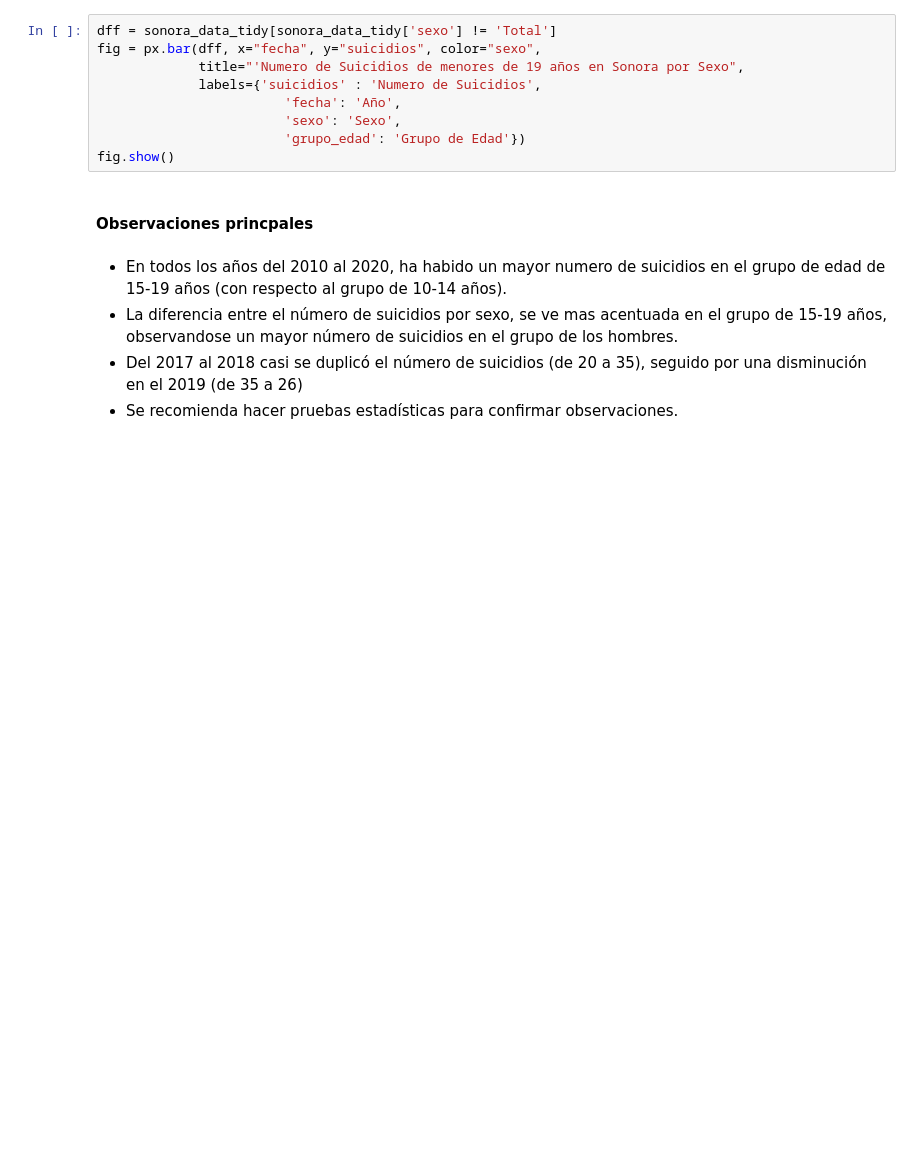
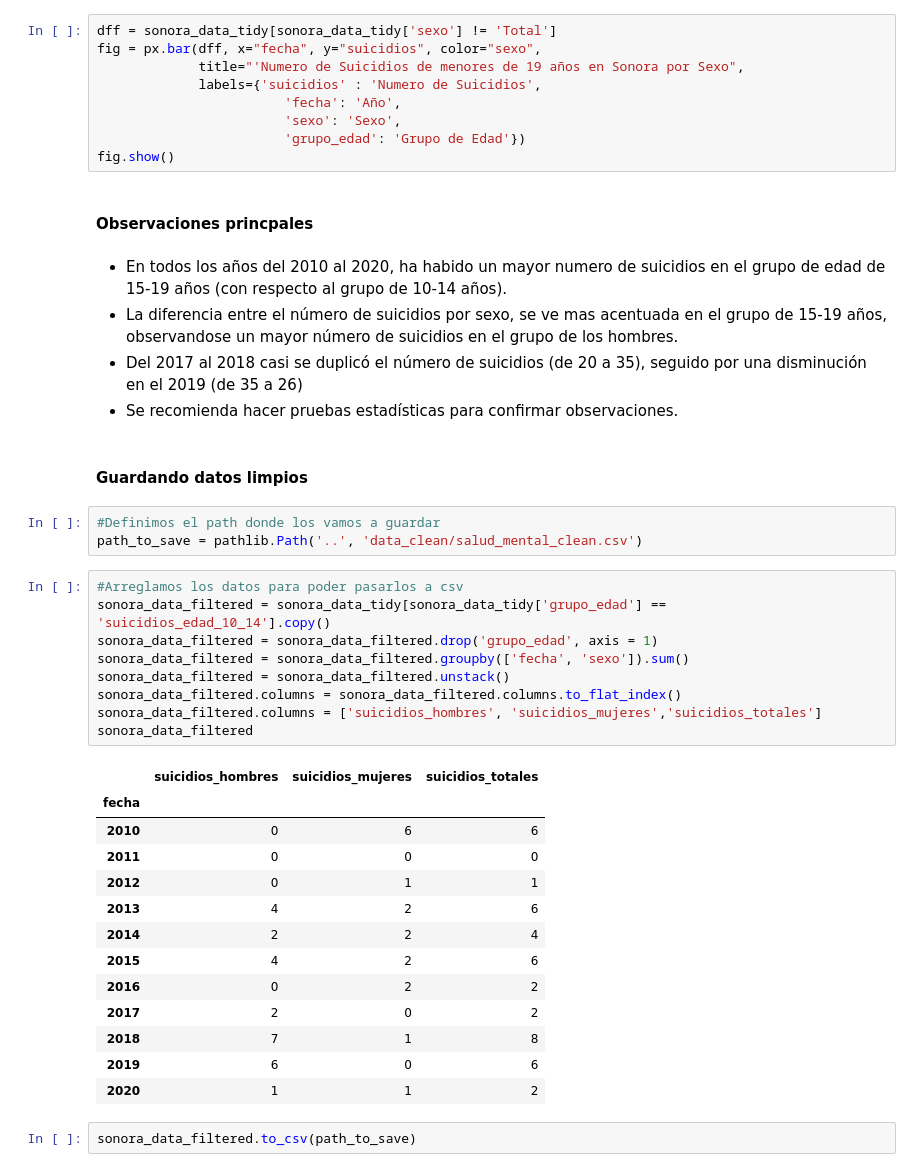
Before and after one commit to ibsanmorales/data_sonora_buqui, a Jupyter notebook: notebooks/salud_mental.ipynb, the cells around one changed output. Saved outputs shown, nothing was run; the diff lists cells and outputs as text; blank space fills up the shorter version.

Commit message:
agregue datos limpios y diagrama

```diff
--- a/notebooks/salud_mental.ipynb
+++ b/notebooks/salud_mental.ipynb
@@ -276,3 +273,33 @@ fig.show()
 * La diferencia entre el número de suicidios por sexo, se ve mas acentuada en el grupo de 15-19 años, observandose un mayor número de suicidios en el grupo de los hombres.
 * Del 2017 al 2018 casi se duplicó el número de suicidios (de 20 a 35), seguido por una disminución en el 2019 (de 35 a 26)
 * Se recomienda hacer pruebas estadísticas para confirmar observaciones.
+# %% [markdown]
+#### Guardando datos limpios
+# %%
+#Definimos el path donde los vamos a guardar
+path_to_save = pathlib.Path('..', 'data_clean/salud_mental_clean.csv')
+# %%
+#Arreglamos los datos para poder pasarlos a csv
+sonora_data_filtered = sonora_data_tidy[sonora_data_tidy['grupo_edad'] == 'suicidios_edad_10_14'].copy()
+sonora_data_filtered = sonora_data_filtered.drop('grupo_edad', axis = 1)
+sonora_data_filtered = sonora_data_filtered.groupby(['fecha', 'sexo']).sum()
+sonora_data_filtered = sonora_data_filtered.unstack()
+sonora_data_filtered.columns = sonora_data_filtered.columns.to_flat_index()
+sonora_data_filtered.columns = ['suicidios_hombres', 'suicidios_mujeres','suicidios_totales']
+sonora_data_filtered
+# %% [output]
+|  | suicidios_hombres | suicidios_mujeres | suicidios_totales |
+| fecha |  |  |  |
+| 2010 | 0 | 6 | 6 |
+| 2011 | 0 | 0 | 0 |
+| 2012 | 0 | 1 | 1 |
+| 2013 | 4 | 2 | 6 |
+| 2014 | 2 | 2 | 4 |
+| 2015 | 4 | 2 | 6 |
+| 2016 | 0 | 2 | 2 |
+| 2017 | 2 | 0 | 2 |
+| 2018 | 7 | 1 | 8 |
+| 2019 | 6 | 0 | 6 |
+| 2020 | 1 | 1 | 2 |
+# %%
+sonora_data_filtered.to_csv(path_to_save)
```
Also changed, not shown: parts of 1 cell of this notebook, 8 other files.
